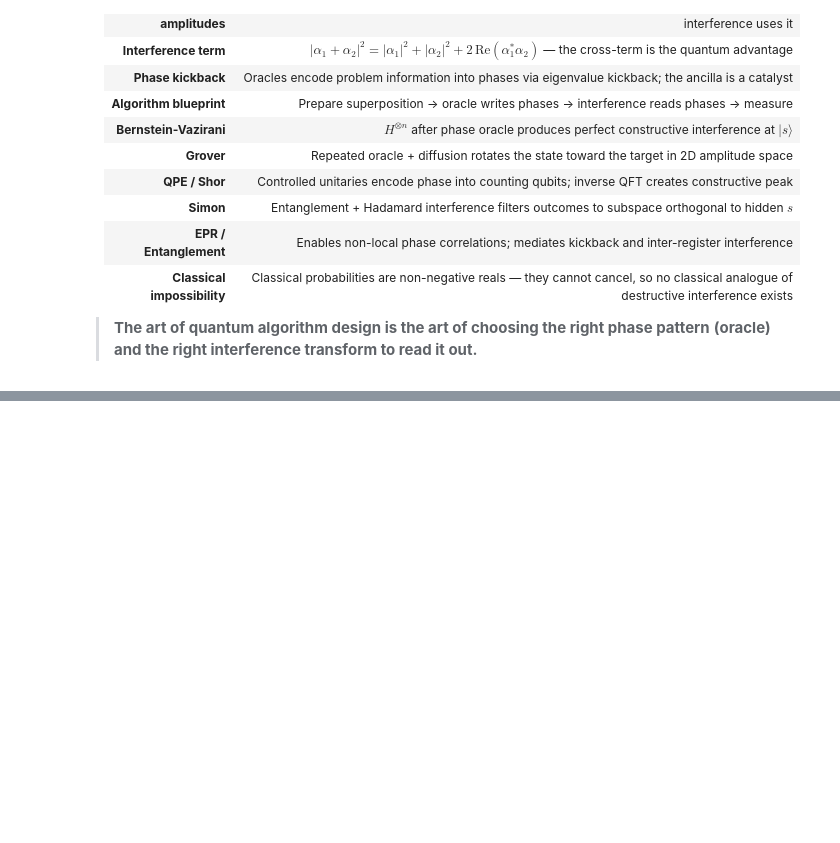
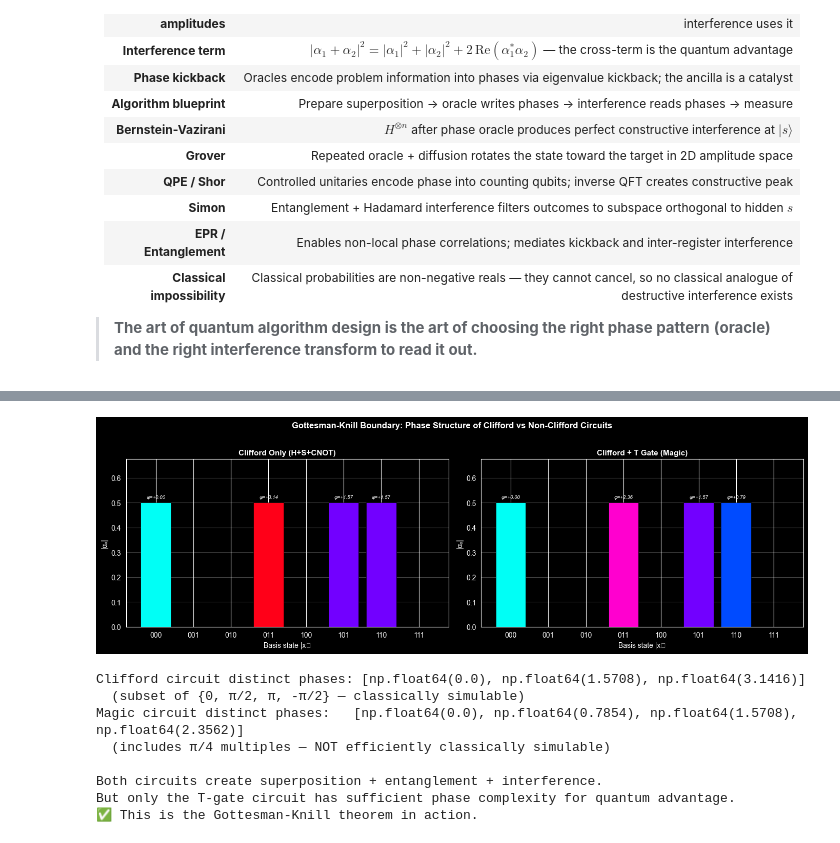
Before and after one commit to referencepoint932/quantum-notebook, a Jupyter notebook: 104_quantum_interference.ipynb, the cells around one changed output, grey strips where cells are left out. Drawn from its saved outputs; the diff is of its cells as text; code cells hidden in the pictures; blank space fills up the shorter version.

```diff
--- a/104_quantum_interference.ipynb
+++ b/104_quantum_interference.ipynb
@@ -1039,0 +1129,65 @@ print('\u2514' + '\u2500'*60 + '\u2518')
+# %%
+# ═══ Gottesman-Knill Boundary: Clifford vs Non-Clifford Interference ═
+#
+# Demonstrate that Clifford circuits (H + S + CNOT) create interference
+# and entanglement but have a restricted phase structure, while adding
+# a single T gate breaks this structure.
+
+# Clifford-only circuit: H, S produce phases from {1, i, -1, -i}
+qc_cliff = QuantumCircuit(3)
+qc_cliff.h(0)
+qc_cliff.cx(0, 1)
+qc_cliff.s(1)
+qc_cliff.h(2)
+qc_cliff.cx(2, 0)
+qc_cliff.s(0)
+sv_cliff = np.array(Statevector.from_instruction(qc_cliff))
+
+# Clifford + T gate circuit: T introduces e^{iπ/4} phases
+qc_magic = QuantumCircuit(3)
+qc_magic.h(0)
+qc_magic.cx(0, 1)
+qc_magic.t(1)        # <-- non-Clifford gate
+qc_magic.h(2)
+qc_magic.cx(2, 0)
+qc_magic.s(0)
+sv_magic = np.array(Statevector.from_instruction(qc_magic))
+
+fig, (ax1, ax2) = plt.subplots(1, 2, figsize=(14, 4.5))
+plot_state_phases(sv_cliff, 3, 'Clifford Only (H+S+CNOT)', ax=ax1)
+plot_state_phases(sv_magic, 3, 'Clifford + T Gate (Magic)', ax=ax2)
+
+fig.suptitle('Gottesman-Knill Boundary: Phase Structure of Clifford vs Non-Clifford Circuits',
+             fontsize=12, fontweight='bold', y=1.02)
+plt.tight_layout()
+plt.show()
+
+# Analyze phase diversity
+cliff_phases = set()
+for a in sv_cliff:
+    if abs(a) > 1e-10:
+        cliff_phases.add(round(np.angle(a), 4))
+
+magic_phases = set()
+for a in sv_magic:
+    if abs(a) > 1e-10:
+        magic_phases.add(round(np.angle(a), 4))
+
+print(f'Clifford circuit distinct phases: {sorted(cliff_phases)}')
+print(f'  (subset of {{0, \u03C0/2, \u03C0, -\u03C0/2}} \u2014 classically simulable)')
+print(f'Magic circuit distinct phases:   {sorted(magic_phases)}')
+print(f'  (includes \u03C0/4 multiples \u2014 NOT efficiently classically simulable)')
+print()
+print('Both circuits create superposition + entanglement + interference.')
+print('But only the T-gate circuit has sufficient phase complexity for quantum advantage.')
+print('\u2705 This is the Gottesman-Knill theorem in action.')
+# %% [output]
+[figure, added]
+Clifford circuit distinct phases: [np.float64(0.0), np.float64(1.5708), np.float64(3.1416)]
+  (subset of {0, π/2, π, -π/2} — classically simulable)
+Magic circuit distinct phases:   [np.float64(0.0), np.float64(0.7854), np.float64(1.5708), np.float64(2.3562)]
+  (includes π/4 multiples — NOT efficiently classically simulable)
+
+Both circuits create superposition + entanglement + interference.
+But only the T-gate circuit has sufficient phase complexity for quantum advantage.
+✅ This is the Gottesman-Knill theorem in action.
```
Also changed, not shown: parts of 4 cells of this notebook.
